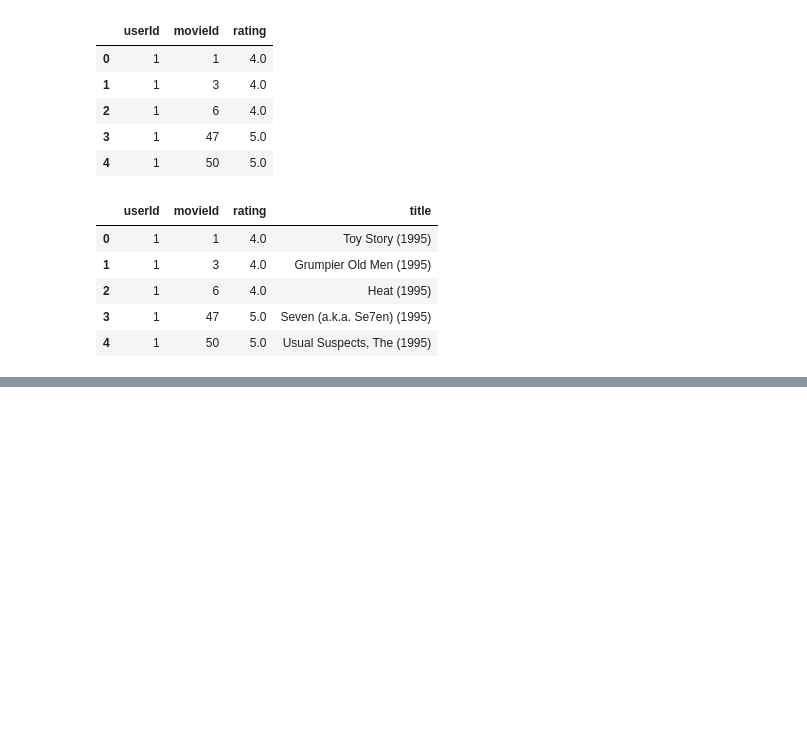
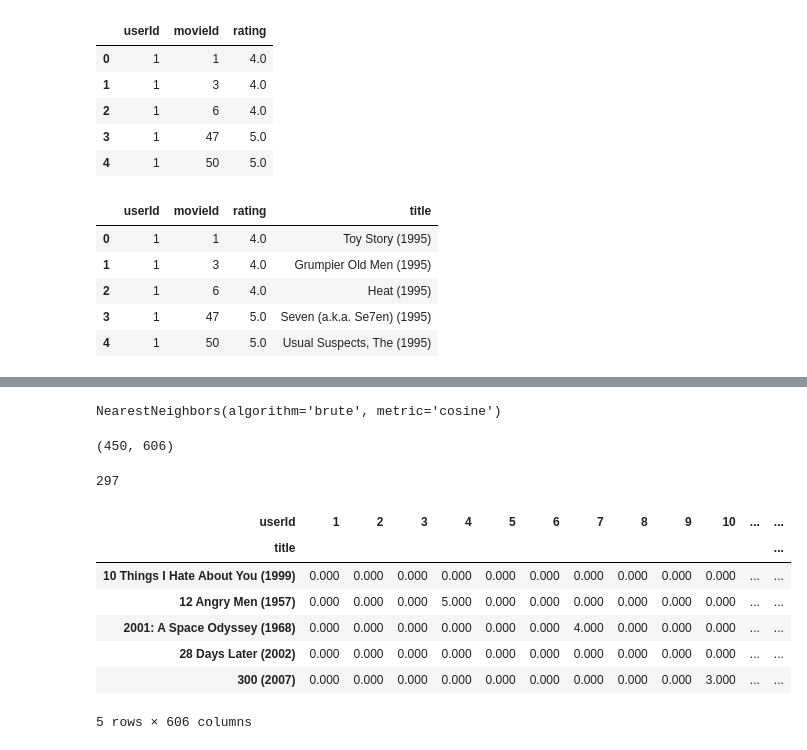
Before and after one commit to AntoJeffrinG/KNN-Recomendation-System, a Jupyter notebook: recom.ipynb, the cells around one changed output, grey strips where cells are left out. Cells and saved outputs as stored; diff of their text form; code cells hidden in the pictures; blank space fills up the shorter version.

```diff
--- a/recom.ipynb
+++ b/recom.ipynb
@@ -38,0 +102,33 @@ movie_rating_count = (combine_movie_rating.
+# %%
+from scipy.sparse import csr_matrix
+
+movie_features_df_matrix = csr_matrix(movie_features_df.values)
+
+from sklearn.neighbors import NearestNeighbors
+
+
+model_knn = NearestNeighbors(metric = 'cosine', algorithm = 'brute')
+model_knn.fit(movie_features_df_matrix)
+# %% [output]
+NearestNeighbors(algorithm='brute', metric='cosine')
+# %%
+movie_features_df.shape
+# %% [output]
+(450, 606)
+# %%
+query_index = np.random.choice(movie_features_df.shape[0])
+print(query_index)
+distances, indices = model_knn.kneighbors(movie_features_df.iloc[query_index,:].values.reshape(1, -1), n_neighbors = 6)
+# %% [output]
+297
+# %%
+movie_features_df.head()
+# %% [output]
+| userId | 1 | 2 | 3 | 4 | 5 | 6 | 7 | 8 | 9 | 10 | ... | ... |
+| title |  |  |  |  |  |  |  |  |  |  |  | ... |
+| 10 Things I Hate About You (1999) | 0.000 | 0.000 | 0.000 | 0.000 | 0.000 | 0.000 | 0.000 | 0.000 | 0.000 | 0.000 | ... | ... |
+| 12 Angry Men (1957) | 0.000 | 0.000 | 0.000 | 5.000 | 0.000 | 0.000 | 0.000 | 0.000 | 0.000 | 0.000 | ... | ... |
+| 2001: A Space Odyssey (1968) | 0.000 | 0.000 | 0.000 | 0.000 | 0.000 | 0.000 | 4.000 | 0.000 | 0.000 | 0.000 | ... | ... |
+| 28 Days Later (2002) | 0.000 | 0.000 | 0.000 | 0.000 | 0.000 | 0.000 | 0.000 | 0.000 | 0.000 | 0.000 | ... | ... |
+| 300 (2007) | 0.000 | 0.000 | 0.000 | 0.000 | 0.000 | 0.000 | 0.000 | 0.000 | 0.000 | 3.000 | ... | ... |
+5 rows × 606 columns
```
Also changed, not shown: parts of 7 cells of this notebook.
